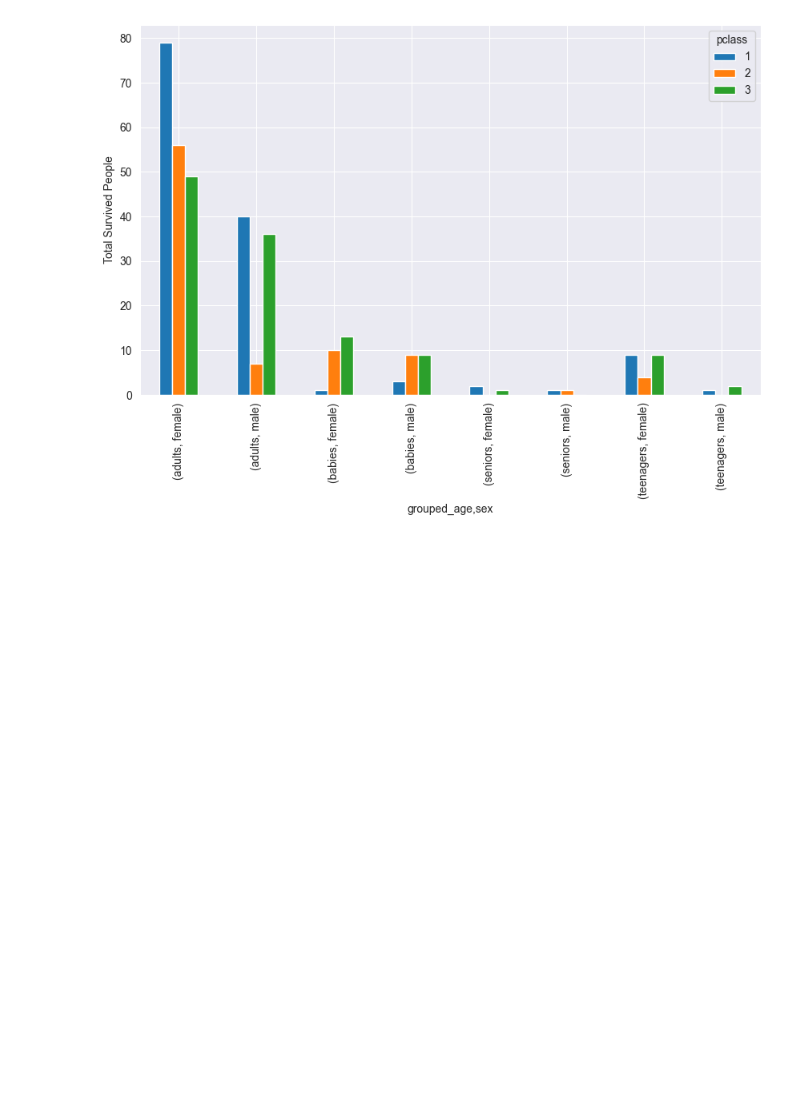
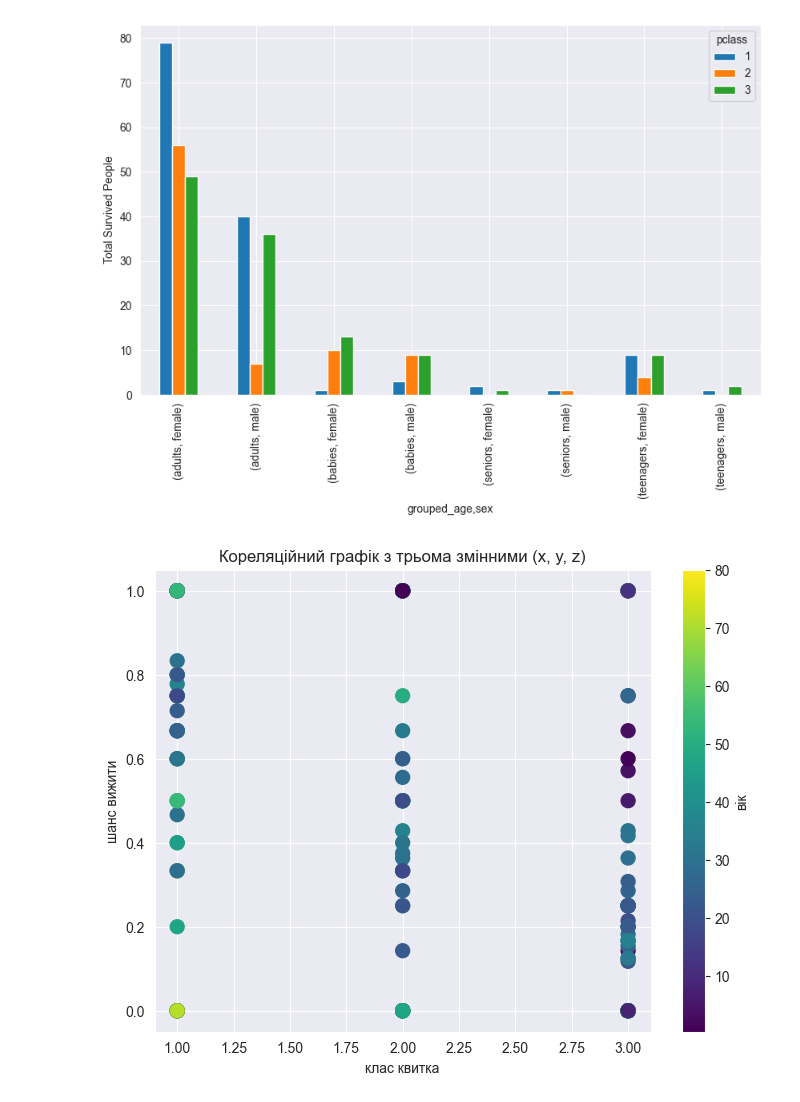
Before and after one commit to dmalanchuk/Project02_TiitanicAnalysis, a Jupyter notebook: notebooks/data_cleaning.ipynb, the cells around one changed output. Cells and saved outputs as stored; diff of their text form; code cells hidden in the pictures; blank space fills up the shorter version.

```diff
--- a/notebooks/data_cleaning.ipynb
+++ b/notebooks/data_cleaning.ipynb
@@ -15,3 +15,30 @@ plt.show()
 # %% [output]
 Text(0, 0.5, 'Total Survived People')
 [figure]
+# %%
+import matplotlib.pyplot as plt
+import numpy as np
+import pandas as pd
+
+# Створюємо прикладні дані
+
+res = pd.read_csv('../data_source/processed/res2.csv')
+
+np.random.seed(0)
+x = res['pclass']
+y = res['rate']
+z = res['age_with_avg']
+
+# Створюємо DataFrame
+data = pd.DataFrame({'x': x, 'y': y, 'z': z})
+
+# Побудова графіка з трьома змінними
+plt.figure(figsize=(8, 6))
+scatter = plt.scatter(data['x'], data['y'], c=data['z'], cmap='viridis', s=100)
+plt.colorbar(scatter, label='вік')
+plt.title('Кореляційний графік з трьома змінними (x, y, z)')
+plt.xlabel('клас квитка')
+plt.ylabel('шанс вижити')
+plt.show()
+# %% [output]
+[figure, added]
```
Also changed, not shown: parts of 1 cell of this notebook, 4 other files.
